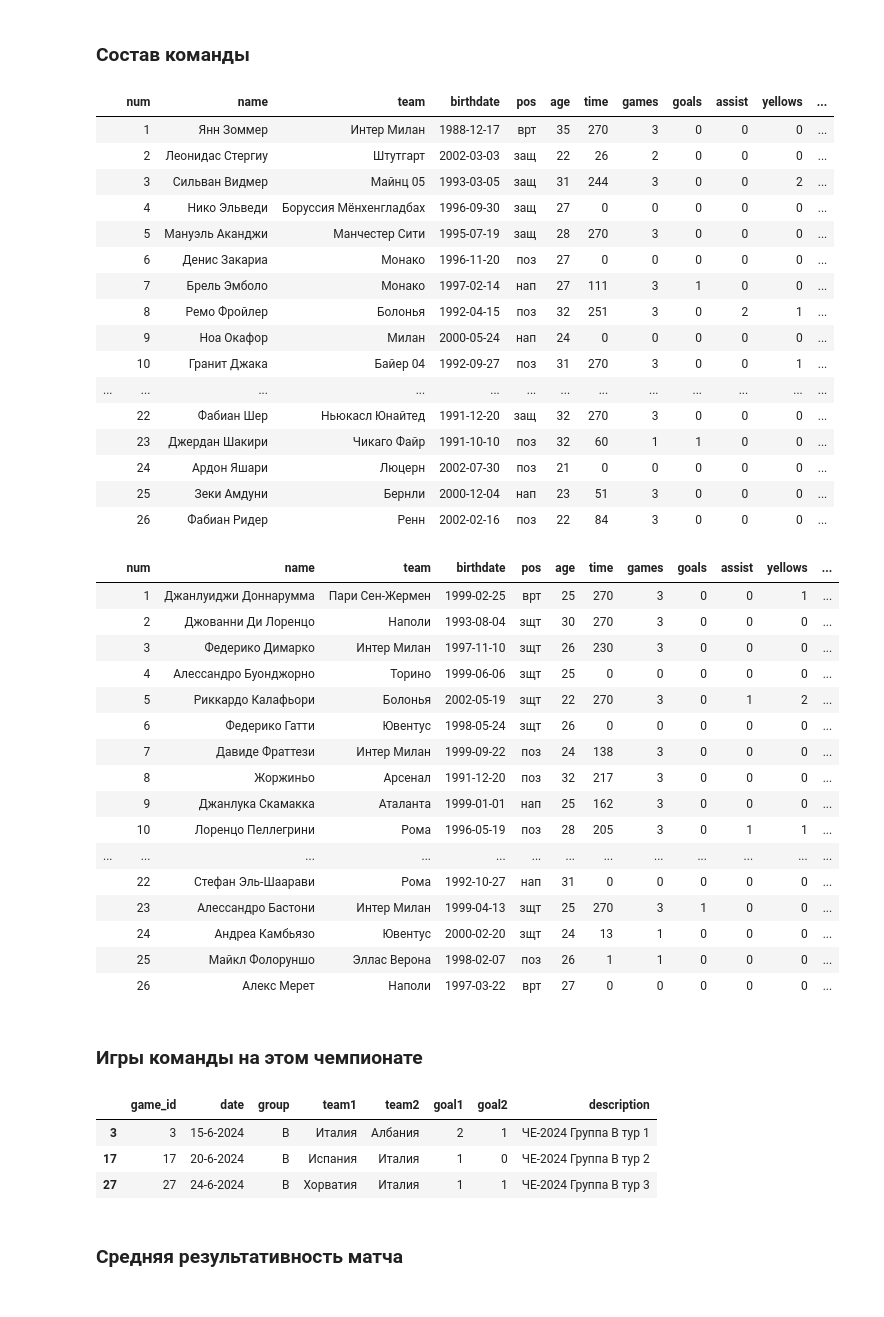
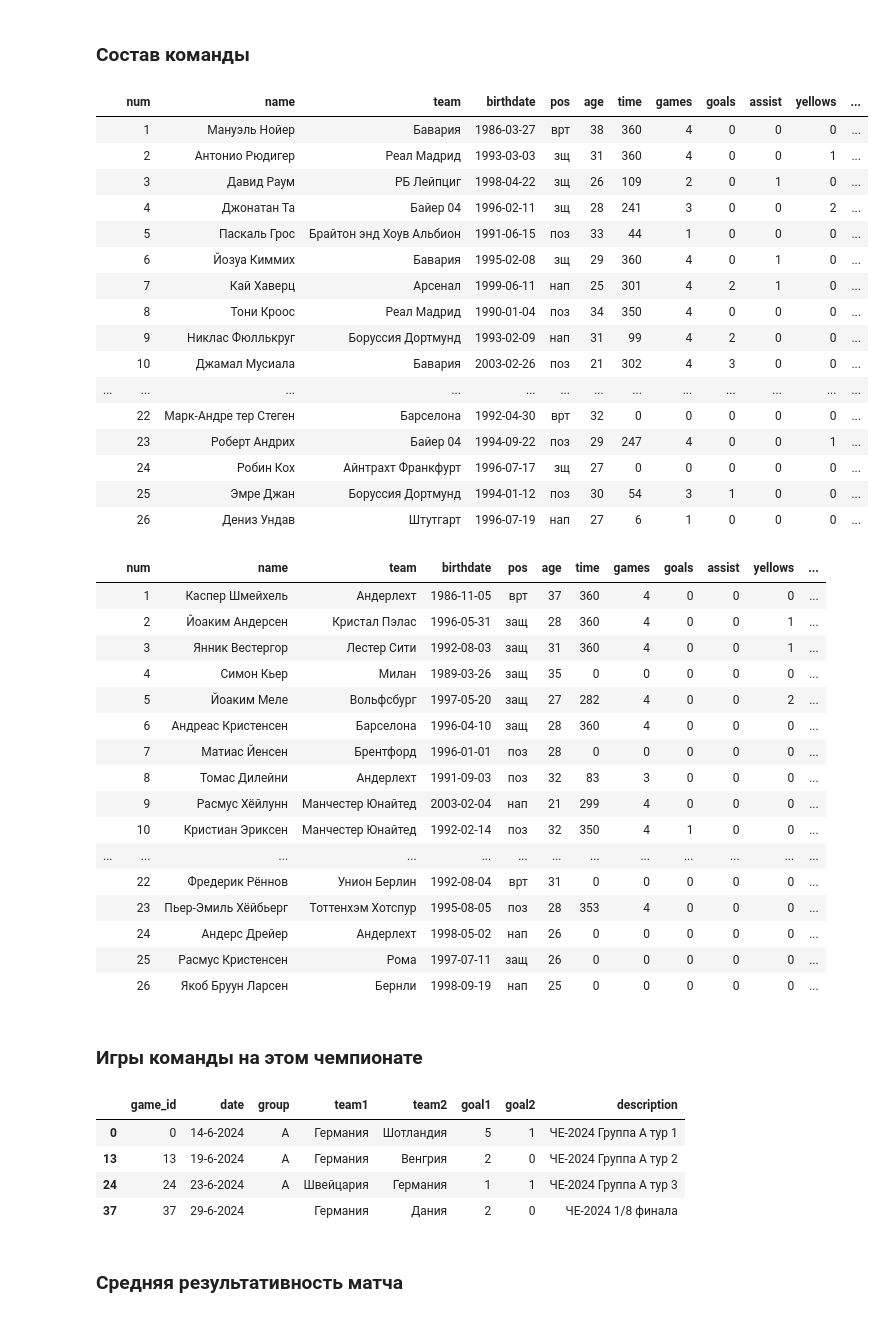
Before and after one commit to elp87/Euro-2024, a Jupyter notebook: euro.ipynb, the cells around one changed output. Drawn from its saved outputs; the diff is of its cells as text; code cells hidden in the pictures.

```diff
--- a/euro.ipynb
+++ b/euro.ipynb
@@ -270,56 +271,57 @@ for i in range(6):
 # %% [markdown]
 ### Состав команды
 # %%
-get_lineup('Швейцария')
+get_lineup('Германия')
 # %% [output]
 |  | num | name | team | birthdate | pos | age | time | games | goals | assist | yellows | ... |
-|  | 1 | Янн Зоммер | Интер Милан | 1988-12-17 | врт | 35 | 270 | 3 | 0 | 0 | 0 | ... |
-|  | 2 | Леонидас Стергиу | Штутгарт | 2002-03-03 | защ | 22 | 26 | 2 | 0 | 0 | 0 | ... |
-|  | 3 | Сильван Видмер | Майнц 05 | 1993-03-05 | защ | 31 | 244 | 3 | 0 | 0 | 2 | ... |
-|  | 4 | Нико Эльведи | Боруссия Мёнхенгладбах | 1996-09-30 | защ | 27 | 0 | 0 | 0 | 0 | 0 | ... |
-|  | 5 | Мануэль Аканджи | Манчестер Сити | 1995-07-19 | защ | 28 | 270 | 3 | 0 | 0 | 0 | ... |
-|  | 6 | Денис Закариа | Монако | 1996-11-20 | поз | 27 | 0 | 0 | 0 | 0 | 0 | ... |
-|  | 7 | Брель Эмболо | Монако | 1997-02-14 | нап | 27 | 111 | 3 | 1 | 0 | 0 | ... |
-|  | 8 | Ремо Фройлер | Болонья | 1992-04-15 | поз | 32 | 251 | 3 | 0 | 2 | 1 | ... |
-|  | 9 | Ноа Окафор | Милан | 2000-05-24 | нап | 24 | 0 | 0 | 0 | 0 | 0 | ... |
-|  | 10 | Гранит Джака | Байер 04 | 1992-09-27 | поз | 31 | 270 | 3 | 0 | 0 | 1 | ... |
+|  | 1 | Мануэль Нойер | Бавария | 1986-03-27 | врт | 38 | 360 | 4 | 0 | 0 | 0 | ... |
+|  | 2 | Антонио Рюдигер | Реал Мадрид | 1993-03-03 | зщ | 31 | 360 | 4 | 0 | 0 | 1 | ... |
+|  | 3 | Давид Раум | РБ Лейпциг | 1998-04-22 | зщ | 26 | 109 | 2 | 0 | 1 | 0 | ... |
+|  | 4 | Джонатан Та | Байер 04 | 1996-02-11 | зщ | 28 | 241 | 3 | 0 | 0 | 2 | ... |
+|  | 5 | Паскаль Грос | Брайтон энд Хоув Альбион | 1991-06-15 | поз | 33 | 44 | 1 | 0 | 0 | 0 | ... |
+|  | 6 | Йозуа Киммих | Бавария | 1995-02-08 | зщ | 29 | 360 | 4 | 0 | 1 | 0 | ... |
+|  | 7 | Кай Хаверц | Арсенал | 1999-06-11 | нап | 25 | 301 | 4 | 2 | 1 | 0 | ... |
+|  | 8 | Тони Кроос | Реал Мадрид | 1990-01-04 | поз | 34 | 350 | 4 | 0 | 0 | 0 | ... |
+|  | 9 | Никлас Фюллькруг | Боруссия Дортмунд | 1993-02-09 | нап | 31 | 99 | 4 | 2 | 0 | 0 | ... |
+|  | 10 | Джамал Мусиала | Бавария | 2003-02-26 | поз | 21 | 302 | 4 | 3 | 0 | 0 | ... |
 | ... | ... | ... | ... | ... | ... | ... | ... | ... | ... | ... | ... | ... |
-|  | 22 | Фабиан Шер | Ньюкасл Юнайтед | 1991-12-20 | защ | 32 | 270 | 3 | 0 | 0 | 0 | ... |
-|  | 23 | Джердан Шакири | Чикаго Файр | 1991-10-10 | поз | 32 | 60 | 1 | 1 | 0 | 0 | ... |
-|  | 24 | Ардон Яшари | Люцерн | 2002-07-30 | поз | 21 | 0 | 0 | 0 | 0 | 0 | ... |
-|  | 25 | Зеки Амдуни | Бернли | 2000-12-04 | нап | 23 | 51 | 3 | 0 | 0 | 0 | ... |
-|  | 26 | Фабиан Ридер | Ренн | 2002-02-16 | поз | 22 | 84 | 3 | 0 | 0 | 0 | ... |
+|  | 22 | Марк-Андре тер Стеген | Барселона | 1992-04-30 | врт | 32 | 0 | 0 | 0 | 0 | 0 | ... |
+|  | 23 | Роберт Андрих | Байер 04 | 1994-09-22 | поз | 29 | 247 | 4 | 0 | 0 | 1 | ... |
+|  | 24 | Робин Кох | Айнтрахт Франкфурт | 1996-07-17 | зщ | 27 | 0 | 0 | 0 | 0 | 0 | ... |
+|  | 25 | Эмре Джан | Боруссия Дортмунд | 1994-01-12 | поз | 30 | 54 | 3 | 1 | 0 | 0 | ... |
+|  | 26 | Дениз Ундав | Штутгарт | 1996-07-19 | нап | 27 | 6 | 1 | 0 | 0 | 0 | ... |
 # %%
-get_lineup('Италия')
+get_lineup('Дания')
 # %% [output]
 |  | num | name | team | birthdate | pos | age | time | games | goals | assist | yellows | ... |
-|  | 1 | Джанлуиджи Доннарумма | Пари Сен-Жермен | 1999-02-25 | врт | 25 | 270 | 3 | 0 | 0 | 1 | ... |
-|  | 2 | Джованни Ди Лоренцо | Наполи | 1993-08-04 | зщт | 30 | 270 | 3 | 0 | 0 | 0 | ... |
-|  | 3 | Федерико Димарко | Интер Милан | 1997-11-10 | зщт | 26 | 230 | 3 | 0 | 0 | 0 | ... |
-|  | 4 | Алессандро Буонджорно | Торино | 1999-06-06 | зщт | 25 | 0 | 0 | 0 | 0 | 0 | ... |
-|  | 5 | Риккардо Калафьори | Болонья | 2002-05-19 | зщт | 22 | 270 | 3 | 0 | 1 | 2 | ... |
-|  | 6 | Федерико Гатти | Ювентус | 1998-05-24 | зщт | 26 | 0 | 0 | 0 | 0 | 0 | ... |
-|  | 7 | Давиде Фраттези | Интер Милан | 1999-09-22 | поз | 24 | 138 | 3 | 0 | 0 | 0 | ... |
-|  | 8 | Жоржиньо | Арсенал | 1991-12-20 | поз | 32 | 217 | 3 | 0 | 0 | 0 | ... |
-|  | 9 | Джанлука Скамакка | Аталанта | 1999-01-01 | нап | 25 | 162 | 3 | 0 | 0 | 0 | ... |
-|  | 10 | Лоренцо Пеллегрини | Рома | 1996-05-19 | поз | 28 | 205 | 3 | 0 | 1 | 1 | ... |
+|  | 1 | Каспер Шмейхель | Андерлехт | 1986-11-05 | врт | 37 | 360 | 4 | 0 | 0 | 0 | ... |
+|  | 2 | Йоаким Андерсен | Кристал Пэлас | 1996-05-31 | защ | 28 | 360 | 4 | 0 | 0 | 1 | ... |
+|  | 3 | Янник Вестергор | Лестер Сити | 1992-08-03 | защ | 31 | 360 | 4 | 0 | 0 | 1 | ... |
+|  | 4 | Симон Кьер | Милан | 1989-03-26 | защ | 35 | 0 | 0 | 0 | 0 | 0 | ... |
+|  | 5 | Йоаким Меле | Вольфсбург | 1997-05-20 | защ | 27 | 282 | 4 | 0 | 0 | 2 | ... |
+|  | 6 | Андреас Кристенсен | Барселона | 1996-04-10 | защ | 28 | 360 | 4 | 0 | 0 | 0 | ... |
+|  | 7 | Матиас Йенсен | Брентфорд | 1996-01-01 | поз | 28 | 0 | 0 | 0 | 0 | 0 | ... |
+|  | 8 | Томас Дилейни | Андерлехт | 1991-09-03 | поз | 32 | 83 | 3 | 0 | 0 | 0 | ... |
+|  | 9 | Расмус Хёйлунн | Манчестер Юнайтед | 2003-02-04 | нап | 21 | 299 | 4 | 0 | 0 | 0 | ... |
+|  | 10 | Кристиан Эриксен | Манчестер Юнайтед | 1992-02-14 | поз | 32 | 350 | 4 | 1 | 0 | 0 | ... |
 | ... | ... | ... | ... | ... | ... | ... | ... | ... | ... | ... | ... | ... |
-|  | 22 | Стефан Эль-Шаарави | Рома | 1992-10-27 | нап | 31 | 0 | 0 | 0 | 0 | 0 | ... |
-|  | 23 | Алессандро Бастони | Интер Милан | 1999-04-13 | зщт | 25 | 270 | 3 | 1 | 0 | 0 | ... |
-|  | 24 | Андреа Камбьязо | Ювентус | 2000-02-20 | зщт | 24 | 13 | 1 | 0 | 0 | 0 | ... |
-|  | 25 | Майкл Фолоруншо | Эллас Верона | 1998-02-07 | поз | 26 | 1 | 1 | 0 | 0 | 0 | ... |
-|  | 26 | Алекс Мерет | Наполи | 1997-03-22 | врт | 27 | 0 | 0 | 0 | 0 | 0 | ... |
+|  | 22 | Фредерик Рённов | Унион Берлин | 1992-08-04 | врт | 31 | 0 | 0 | 0 | 0 | 0 | ... |
+|  | 23 | Пьер-Эмиль Хёйбьерг | Тоттенхэм Хотспур | 1995-08-05 | поз | 28 | 353 | 4 | 0 | 0 | 0 | ... |
+|  | 24 | Андерс Дрейер | Андерлехт | 1998-05-02 | нап | 26 | 0 | 0 | 0 | 0 | 0 | ... |
+|  | 25 | Расмус Кристенсен | Рома | 1997-07-11 | защ | 26 | 0 | 0 | 0 | 0 | 0 | ... |
+|  | 26 | Якоб Бруун Ларсен | Бернли | 1998-09-19 | нап | 25 | 0 | 0 | 0 | 0 | 0 | ... |
 # %% [markdown]
 ### Игры команды на этом чемпионате
 # %%
-tteam = 'Италия'
+tteam = 'Германия'
 (pd.concat([games_df[games_df['team1'] == tteam], games_df[games_df['team2'] == tteam]], axis=0)
     .sort_values(by='date'))
 # %% [output]
 |  | game_id | date | group | team1 | team2 | goal1 | goal2 | description |
-| 3 | 3 | 15-6-2024 | B | Италия | Албания | 2 | 1 | ЧЕ-2024 Группа B тур 1 |
-| 17 | 17 | 20-6-2024 | B | Испания | Италия | 1 | 0 | ЧЕ-2024 Группа B тур 2 |
-| 27 | 27 | 24-6-2024 | B | Хорватия | Италия | 1 | 1 | ЧЕ-2024 Группа B тур 3 |
+| 0 | 0 | 14-6-2024 | A | Германия | Шотландия | 5 | 1 | ЧЕ-2024 Группа A тур 1 |
+| 13 | 13 | 19-6-2024 | A | Германия | Венгрия | 2 | 0 | ЧЕ-2024 Группа A тур 2 |
+| 24 | 24 | 23-6-2024 | A | Швейцария | Германия | 1 | 1 | ЧЕ-2024 Группа A тур 3 |
+| 37 | 37 | 29-6-2024 |  | Германия | Дания | 2 | 0 | ЧЕ-2024 1/8 финала |
 # %% [markdown]
 ### Средняя результативность матча
 # %%
```
Also changed, not shown: parts of 10 cells of this notebook, 3 other files.
